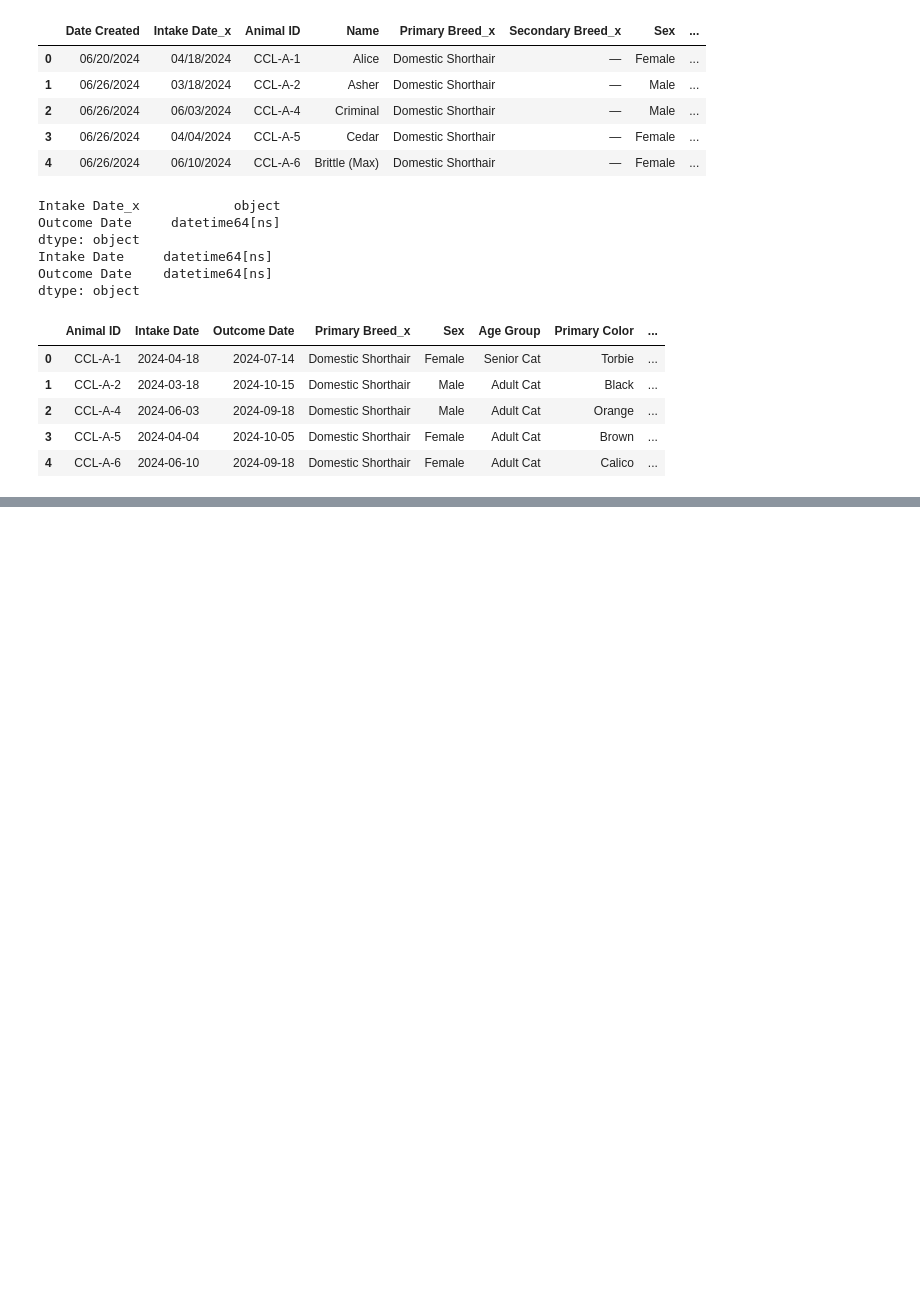
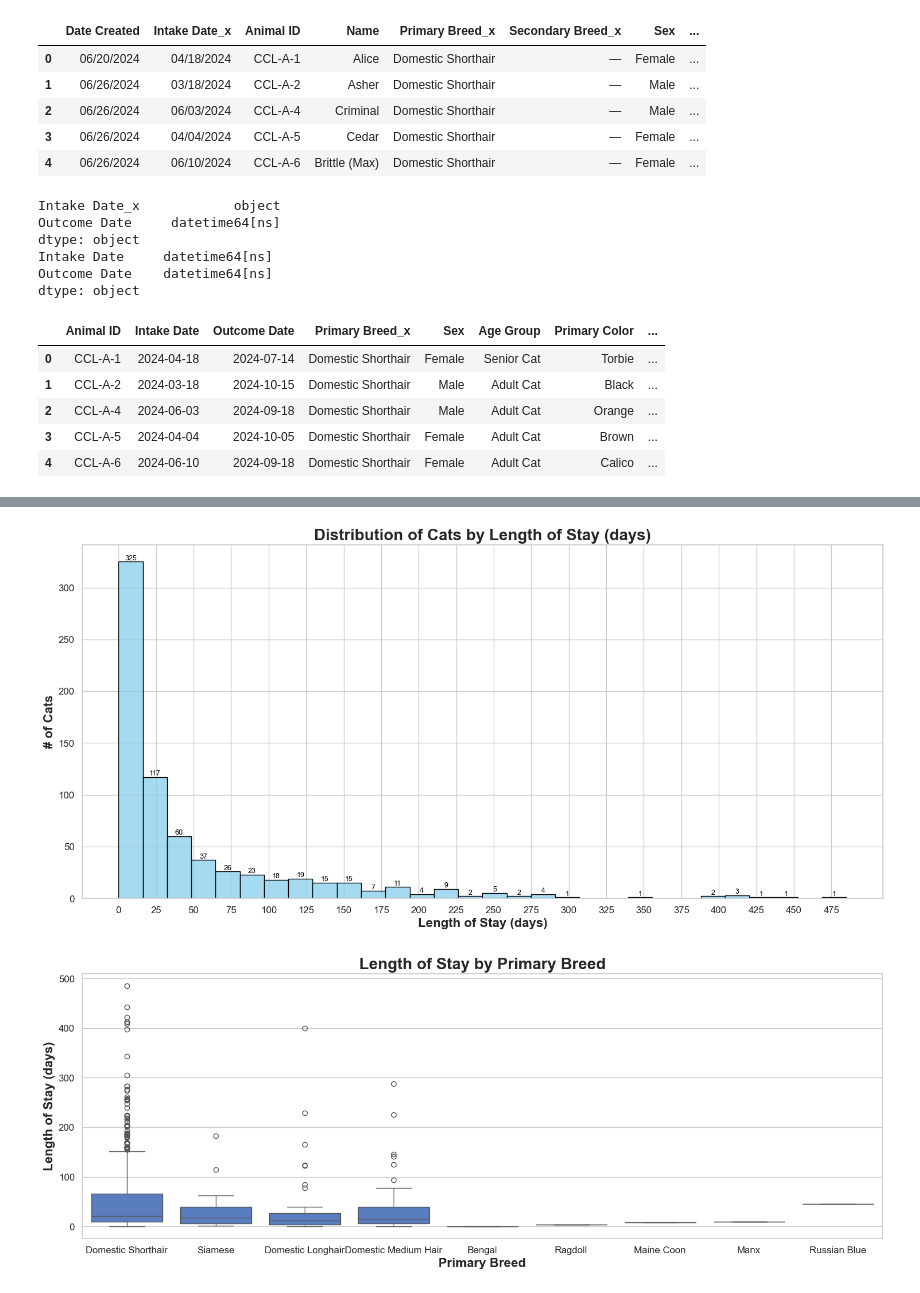
Before and after one commit to mlfryman/shelter_trends, a Jupyter notebook: notebooks/shelter_data_analysis.ipynb, the cells around one changed output, grey strips where cells are left out. Cells and saved outputs as stored; diff of their text form; code cells hidden in the pictures; blank space fills up the shorter version.

Commit message:
Adds length of stay analysis

```diff
--- a/notebooks/shelter_data_analysis.ipynb
+++ b/notebooks/shelter_data_analysis.ipynb
@@ -108,0 +109,51 @@ plt.show()
+# %%
+# Length of Stay Analysis
+## Histogram of Length of Stay
+plt.figure(figsize=(18,8))
+ax = sns.histplot(df['Length of Stay (days)'], bins=30, kde=False, color='skyblue', edgecolor='black')
+
+# Add labels above bars
+for patch in ax.patches:
+    height = patch.get_height()
+    if height > 0:
+        ax.text(
+            patch.get_x() + patch.get_width()/2,  # center of the bar
+            height,
+            int(height),                          # label
+            ha='center',
+            va='bottom',
+            fontsize=9,
+            color='black'
+        )
+
+# Set x-axis ticks
+max_days = int(df['Length of Stay (days)'].max())
+ticks = np.arange(0, max_days + 1, 25)
+ax.set_xticks(ticks)
+
+plt.title("Distribution of Cats by Length of Stay (days)", fontsize=20, fontweight='bold')
+plt.xlabel("Length of Stay (days)", fontsize=16, fontweight='bold')
+plt.ylabel("# of Cats", fontsize=16, fontweight='bold')
+plt.show()
+
+## Boxplot by Primary Breed
+if 'Primary Breed_x' in df.columns:
+    plt.figure(figsize=(18,6))
+    sns.boxplot(data=df, x='Primary Breed_x', y='Length of Stay (days)')
+    plt.title("Length of Stay by Primary Breed", fontsize=20, fontweight='bold')
+    plt.xlabel("Primary Breed", fontsize=16, fontweight='bold')
+    plt.ylabel("Length of Stay (days)", fontsize=16, fontweight='bold')
+    plt.show()
+
+## Boxplot by Age Group
+if 'Age Group' in df.columns:
+    plt.figure(figsize=(10,6))
+    sns.boxplot(data=df, x='Age Group', y='Length of Stay (days)')
+    plt.title("Length of Stay by Age Group", fontsize=20, fontweight='bold')
+    plt.xlabel("Age Group", fontsize=16, fontweight='bold')
+    plt.ylabel("Length of Stay (days)", fontsize=16, fontweight='bold')
+    plt.xticks(rotation=45)
+    plt.show()
+# %% [output]
+[figure, added]
+[figure, added]
```
Also changed, not shown: parts of 2 cells of this notebook.
